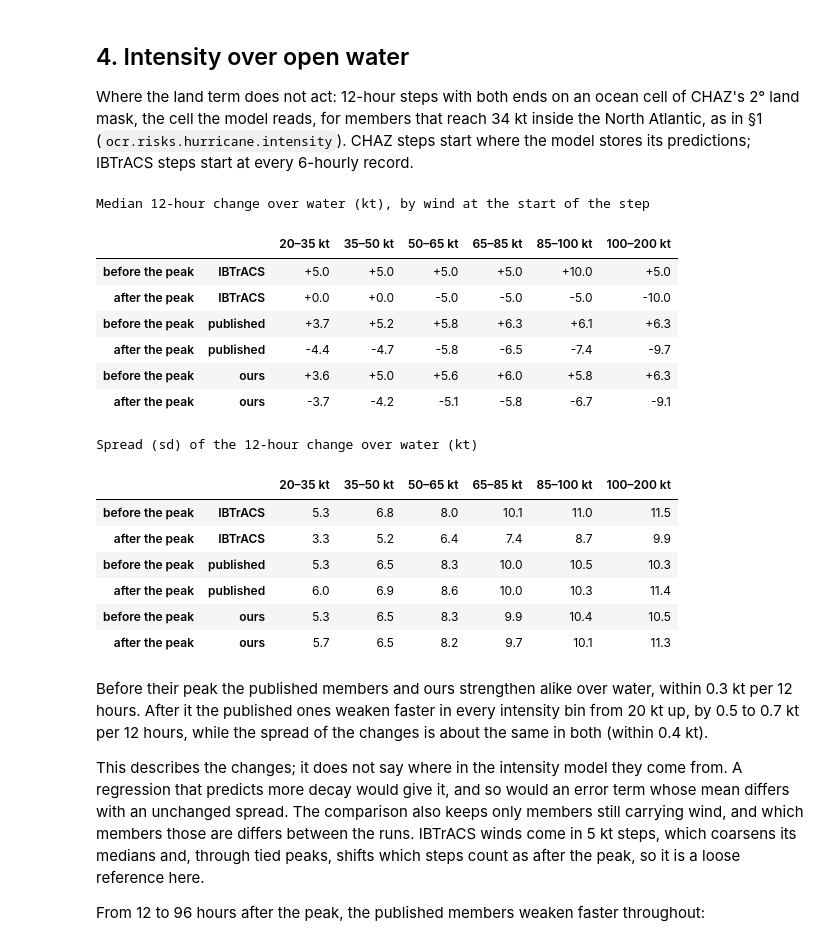
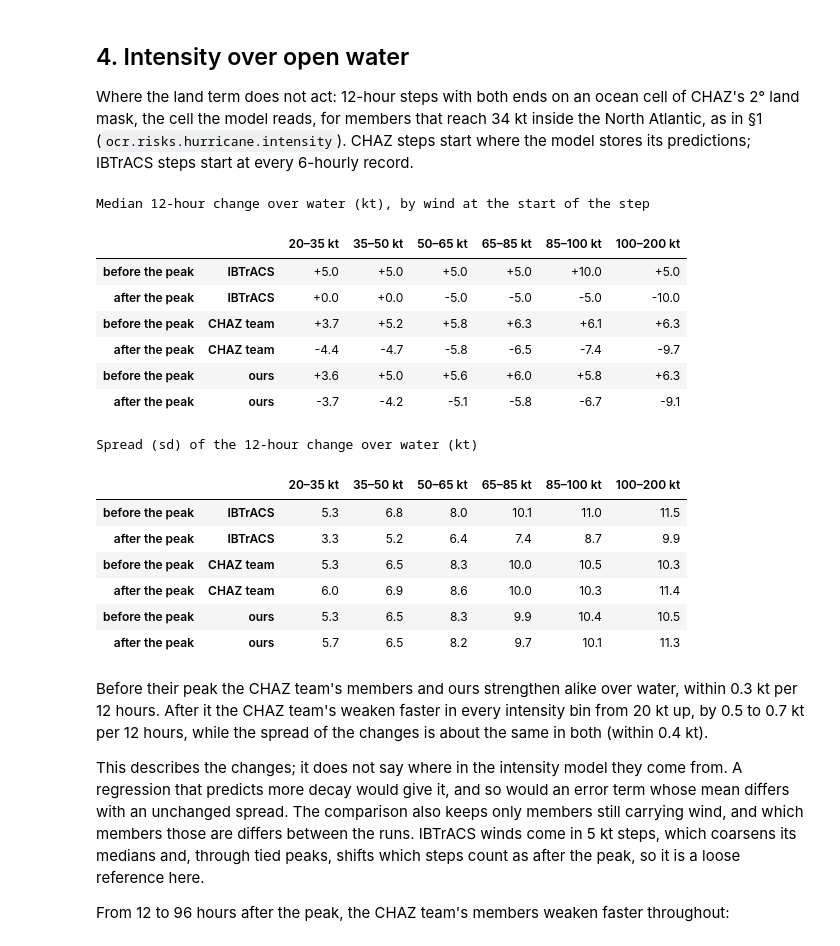
Before and after one commit to carbonplan/ocr-multi-hazard, a Jupyter notebook: docs/methods/hurricane-risk/tracks.ipynb, the cells around one changed output. Cells and saved outputs as stored; diff of their text form; code cells hidden in the pictures.

```diff
--- a/docs/methods/hurricane-risk/tracks.ipynb
+++ b/docs/methods/hurricane-risk/tracks.ipynb
@@ -42,7 +43,7 @@ SETS = {
 }
 COLORS = {
     'IBTrACS': OBS,
-    'published': THEIRS,
+    'CHAZ team': THEIRS,
     'ours': OURS,
     'ours, diagonal steering': DIAG,
     'ours, separate land mean': LAND,
@@ -62,12 +63,12 @@ def scaled_column(summary, prefix):
 
 scaled = {
     'IBTrACS': summaries['ours']['IBTrACS'],
-    'published': scaled_column(summaries['ours'], 'published'),
+    'CHAZ team': scaled_column(summaries['ours'], 'published'),
     **{name: scaled_column(summary, 'ours') for name, summary in summaries.items()},
 }
 rows = {
     'IBTrACS': pd.read_parquet(store.path(f'{landfall.OUT}/rows_ibtracs.parquet')),
-    'published': pd.read_parquet(store.path(f'{landfall.OUT}/rows_published.parquet')),
+    'CHAZ team': pd.read_parquet(store.path(f'{landfall.OUT}/rows_published.parquet')),
     **{
         name: pd.read_parquet(store.path(f'{landfall.OUT}/rows_ours_{run}.parquet'))
         for name, run in SETS.items()
@@ -281,7 +282,7 @@ for i in range(10):
         published.append(
             tracks.steps(xr.open_dataset(fh, engine='scipy', decode_times=False).load(), f)
         )
-sets = {'published': np.concatenate(published)}
+sets = {'CHAZ team': np.concatenate(published)}
 for name in ('ours', 'ours, diagonal steering'):  # the land-mean run has our tracks
     run = SETS[name]
     sets[name] = np.concatenate(
@@ -326,33 +327,33 @@ IBTrACS steps start at every 6-hourly record.
 # %%
 water = {
     name: tuple(
         pd.read_parquet(store.path(f'{intensity.OUT}/{kind}_{key}.parquet'))
         for kind in ('steps', 'members')
     )
-    for name, key in (('IBTrACS', 'ibtracs'), ('published', 'published'), ('ours', f'ours_{TCGI}'))
+    for name, key in (('IBTrACS', 'ibtracs'), ('CHAZ team', 'published'), ('ours', f'ours_{TCGI}'))
 }
 bins = [20, 35, 50, 65, 85, 100, 200]
 med, sd = {}, {}
 for name, (st, _) in water.items():
     for phase, sel in (
         ('before the peak', st['h_since_peak'] < 0),
         ('after the peak', st['h_since_peak'] >= 0),
     ):
         g = st[sel].groupby(pd.cut(st.loc[sel, 'v0'], bins, right=False), observed=False)['dv']
         med[(phase, name)] = g.median()
         sd[(phase, name)] = g.std()
 med = pd.DataFrame(med).T
 med.columns = [f'{int(c.left)}–{int(c.right)} kt' for c in med.columns]
 med.style.format('{:+.1f}').set_caption(
     'Median 12-hour change over water (kt), by wind at the start of the step'
 )
 # %% [output]
 Median 12-hour change over water (kt), by wind at the start of the step
 |  |  | 20–35 kt | 35–50 kt | 50–65 kt | 65–85 kt | 85–100 kt | 100–200 kt |
 | before the peak | IBTrACS | +5.0 | +5.0 | +5.0 | +5.0 | +10.0 | +5.0 |
 | after the peak | IBTrACS | +0.0 | +0.0 | -5.0 | -5.0 | -5.0 | -10.0 |
-| before the peak | published | +3.7 | +5.2 | +5.8 | +6.3 | +6.1 | +6.3 |
-| after the peak | published | -4.4 | -4.7 | -5.8 | -6.5 | -7.4 | -9.7 |
+| before the peak | CHAZ team | +3.7 | +5.2 | +5.8 | +6.3 | +6.1 | +6.3 |
+| after the peak | CHAZ team | -4.4 | -4.7 | -5.8 | -6.5 | -7.4 | -9.7 |
 | before the peak | ours | +3.6 | +5.0 | +5.6 | +6.0 | +5.8 | +6.3 |
 | after the peak | ours | -3.7 | -4.2 | -5.1 | -5.8 | -6.7 | -9.1 |
 # %%
@@ -364,13 +365,13 @@ Spread (sd) of the 12-hour change over water (kt)
 |  |  | 20–35 kt | 35–50 kt | 50–65 kt | 65–85 kt | 85–100 kt | 100–200 kt |
 | before the peak | IBTrACS | 5.3 | 6.8 | 8.0 | 10.1 | 11.0 | 11.5 |
 | after the peak | IBTrACS | 3.3 | 5.2 | 6.4 | 7.4 | 8.7 | 9.9 |
-| before the peak | published | 5.3 | 6.5 | 8.3 | 10.0 | 10.5 | 10.3 |
-| after the peak | published | 6.0 | 6.9 | 8.6 | 10.0 | 10.3 | 11.4 |
+| before the peak | CHAZ team | 5.3 | 6.5 | 8.3 | 10.0 | 10.5 | 10.3 |
+| after the peak | CHAZ team | 6.0 | 6.9 | 8.6 | 10.0 | 10.3 | 11.4 |
 | before the peak | ours | 5.3 | 6.5 | 8.3 | 9.9 | 10.4 | 10.5 |
 | after the peak | ours | 5.7 | 6.5 | 8.2 | 9.7 | 10.1 | 11.3 |
 # %% [markdown]
-Before their peak the published members and ours strengthen alike over water, within 0.3 kt per 12
-hours. After it the published ones weaken faster in every intensity bin from 20 kt up, by 0.5 to
+Before their peak the CHAZ team's members and ours strengthen alike over water, within 0.3 kt per 12
+hours. After it the CHAZ team's weaken faster in every intensity bin from 20 kt up, by 0.5 to
 0.7 kt per 12 hours, while the spread of the changes is about the same in both (within 0.4 kt).
 
 This describes the changes; it does not say where in the intensity model they come from. A
@@ -380,7 +381,7 @@ members those are differs between the runs. IBTrACS winds come in 5 kt steps, wh
 medians and, through tied peaks, shifts which steps count as after the peak, so it is a loose
 reference here.
 
-From 12 to 96 hours after the peak, the published members weaken faster throughout:
+From 12 to 96 hours after the peak, the CHAZ team's members weaken faster throughout:
 # %%
 fig, ax = plt.subplots(figsize=(6.5, 3.2))
 hours = np.arange(-48, 97, 12)
```
Also changed, not shown: parts of 16 cells of this notebook, 2 other files.
